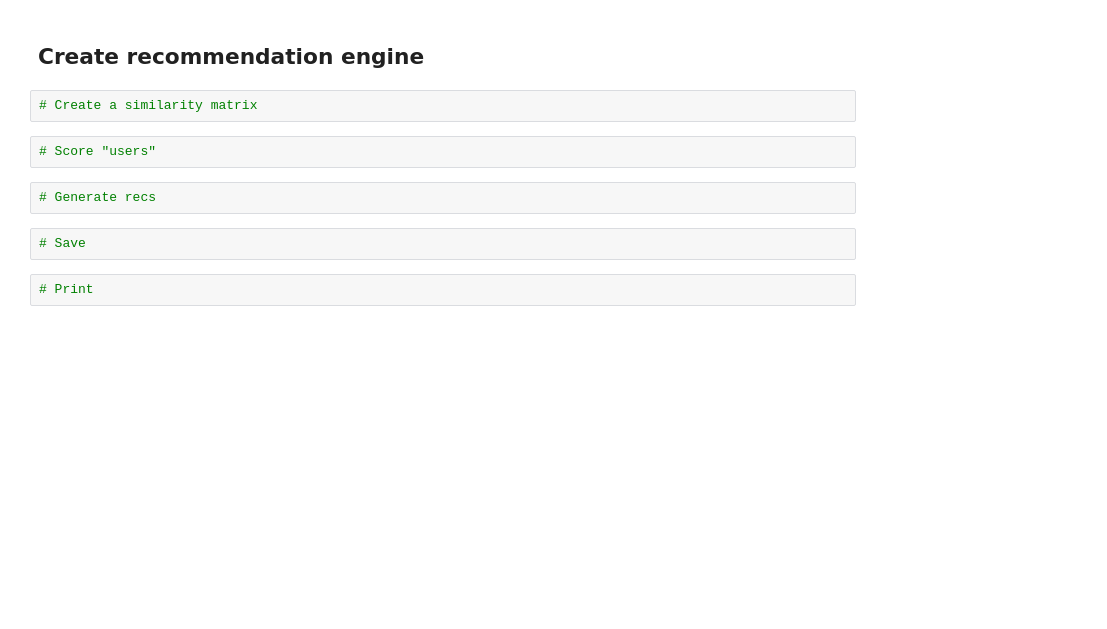
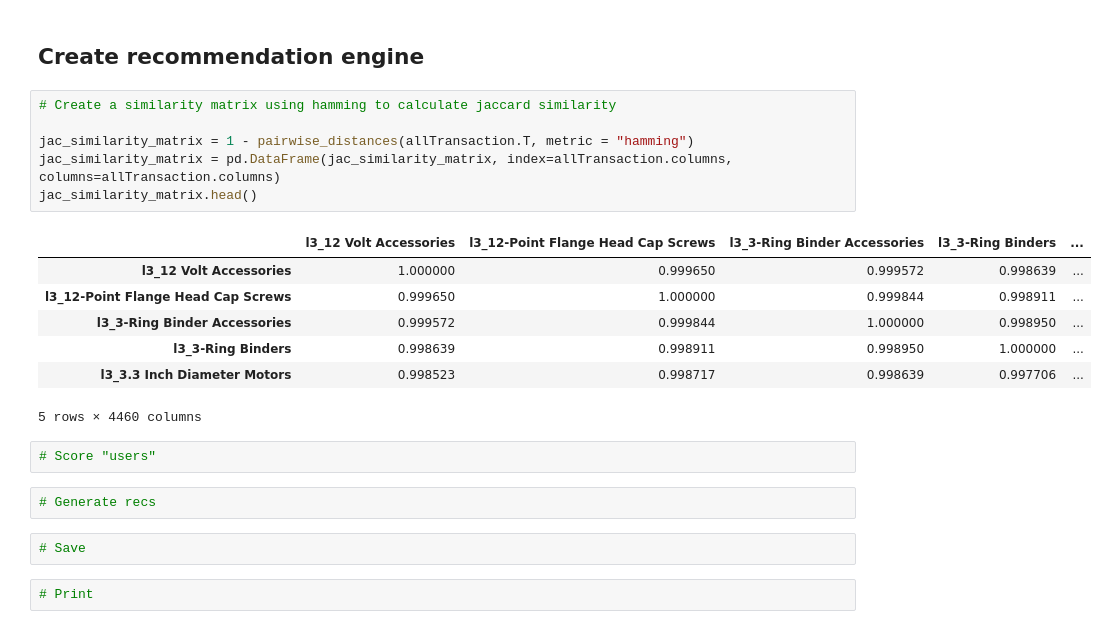
Before and after one commit to deejayrusso/E-Commerce-Recommendations, a Jupyter notebook: E-Commerce Recommendation Notebook.ipynb, the cells around one changed output. Saved outputs shown, nothing was run; the diff lists cells and outputs as text; blank space fills up the shorter version.

Commit message:
Similarity matrix added

```diff
--- a/E-Commerce Recommendation Notebook.ipynb
+++ b/E-Commerce Recommendation Notebook.ipynb
@@ -295,7 +323,19 @@ allTransaction.shape
 # %% [markdown]
 ## Create recommendation engine
-# %%
-# Create a similarity matrix
+# %%
+# Create a similarity matrix using hamming to calculate jaccard similarity
+
+jac_similarity_matrix = 1 - pairwise_distances(allTransaction.T, metric = "hamming")
+jac_similarity_matrix = pd.DataFrame(jac_similarity_matrix, index=allTransaction.columns, columns=allTransaction.columns)
+jac_similarity_matrix.head()
+# %% [output]
+|  | l3_12 Volt Accessories | l3_12-Point Flange Head Cap Screws | l3_3-Ring Binder Accessories | l3_3-Ring Binders | ... |
+| l3_12 Volt Accessories | 1.000000 | 0.999650 | 0.999572 | 0.998639 | ... |
+| l3_12-Point Flange Head Cap Screws | 0.999650 | 1.000000 | 0.999844 | 0.998911 | ... |
+| l3_3-Ring Binder Accessories | 0.999572 | 0.999844 | 1.000000 | 0.998950 | ... |
+| l3_3-Ring Binders | 0.998639 | 0.998911 | 0.998950 | 1.000000 | ... |
+| l3_3.3 Inch Diameter Motors | 0.998523 | 0.998717 | 0.998639 | 0.997706 | ... |
+5 rows × 4460 columns
 # %%
 # Score "users"
 # %%
```
Also changed, not shown: parts of 5 cells of this notebook.
